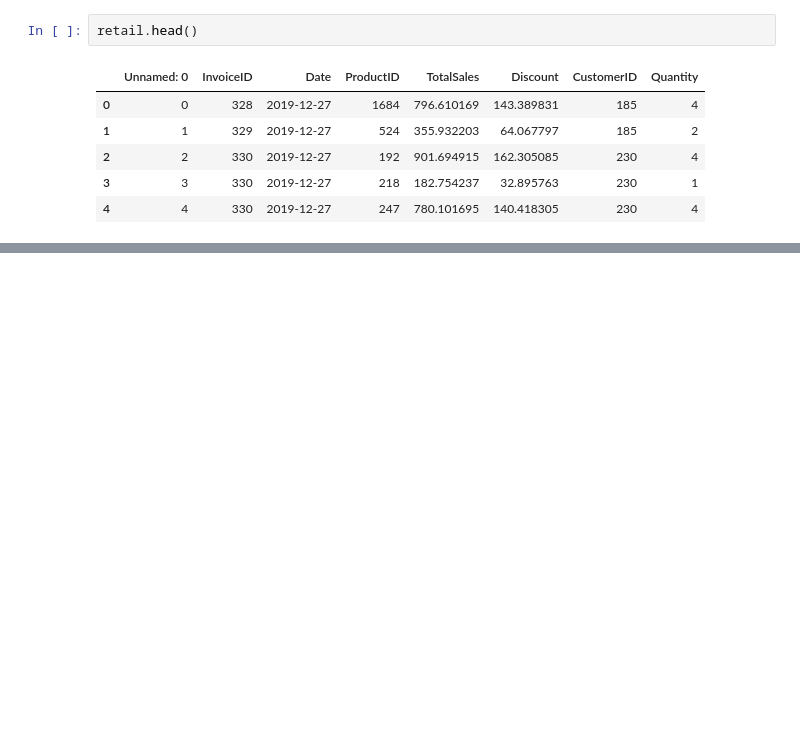
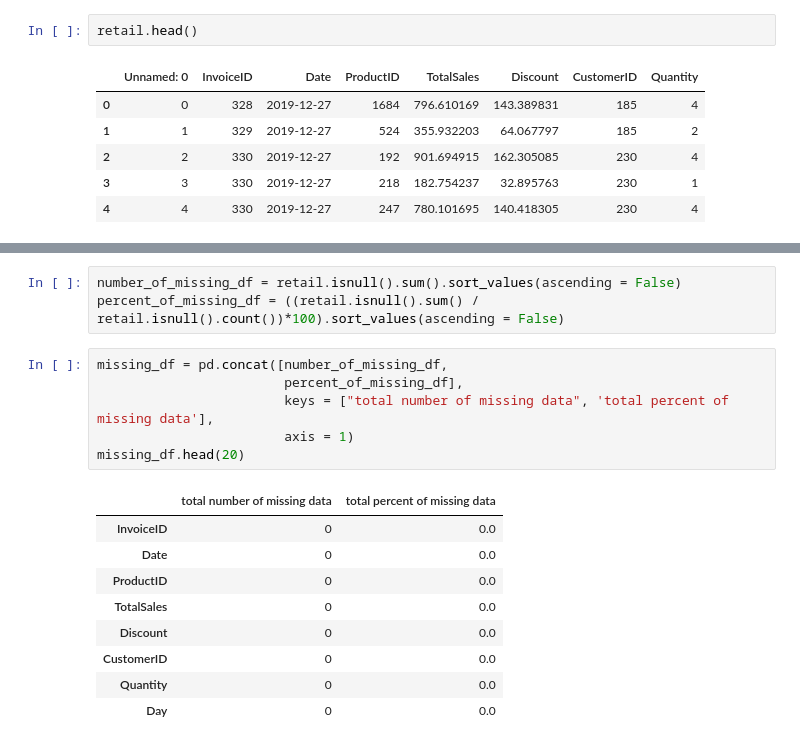
Before and after one commit to Medoci/Medoci, a Jupyter notebook: notebooks/Retail_CLV_competition.ipynb, the cells around one changed output, grey strips where cells are left out. Cells and saved outputs as stored; diff of their text form; blank space fills up the shorter version.

```diff
--- a/notebooks/Retail_CLV_competition.ipynb
+++ b/notebooks/Retail_CLV_competition.ipynb
@@ -54,0 +81,19 @@ retail.head()
+# %%
+number_of_missing_df = retail.isnull().sum().sort_values(ascending = False)
+percent_of_missing_df = ((retail.isnull().sum() / retail.isnull().count())*100).sort_values(ascending = False)
+# %%
+missing_df = pd.concat([number_of_missing_df,
+                        percent_of_missing_df],
+                        keys = ["total number of missing data", 'total percent of missing data'],
+                        axis = 1)
+missing_df.head(20)
+# %% [output]
+|  | total number of missing data | total percent of missing data |
+| InvoiceID | 0 | 0.0 |
+| Date | 0 | 0.0 |
+| ProductID | 0 | 0.0 |
+| TotalSales | 0 | 0.0 |
+| Discount | 0 | 0.0 |
+| CustomerID | 0 | 0.0 |
+| Quantity | 0 | 0.0 |
+| Day | 0 | 0.0 |
```
Also changed, not shown: parts of 8 cells of this notebook.
